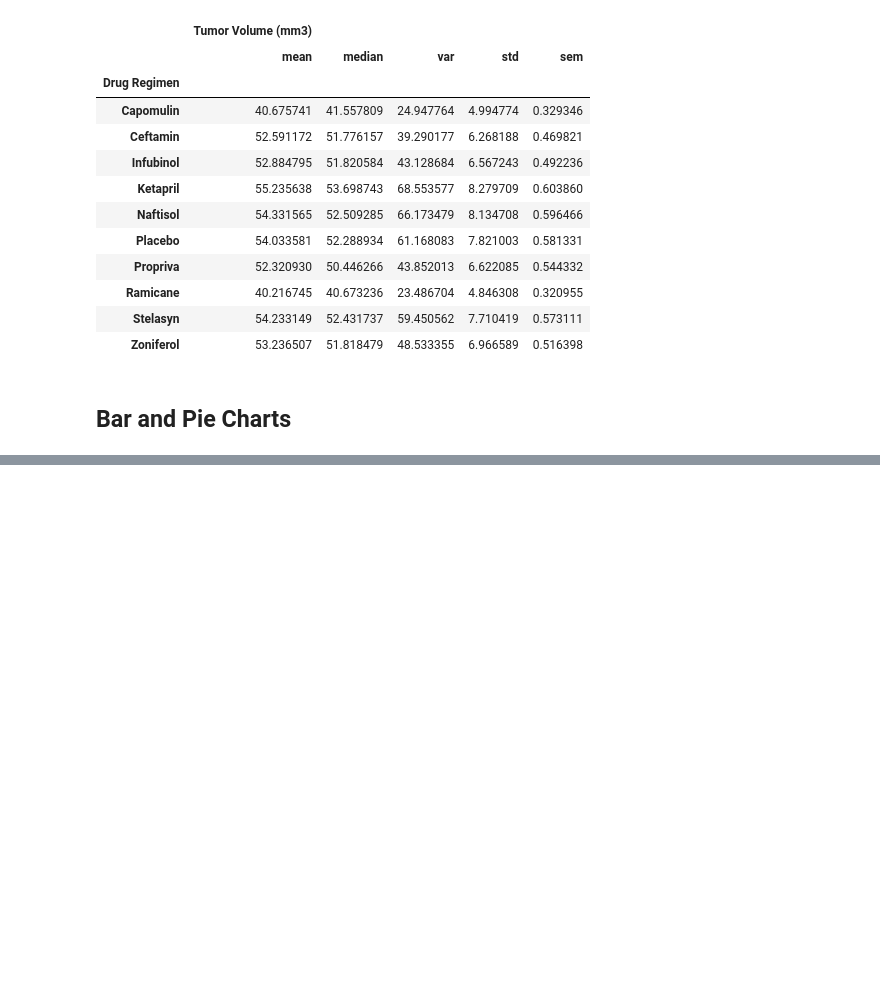
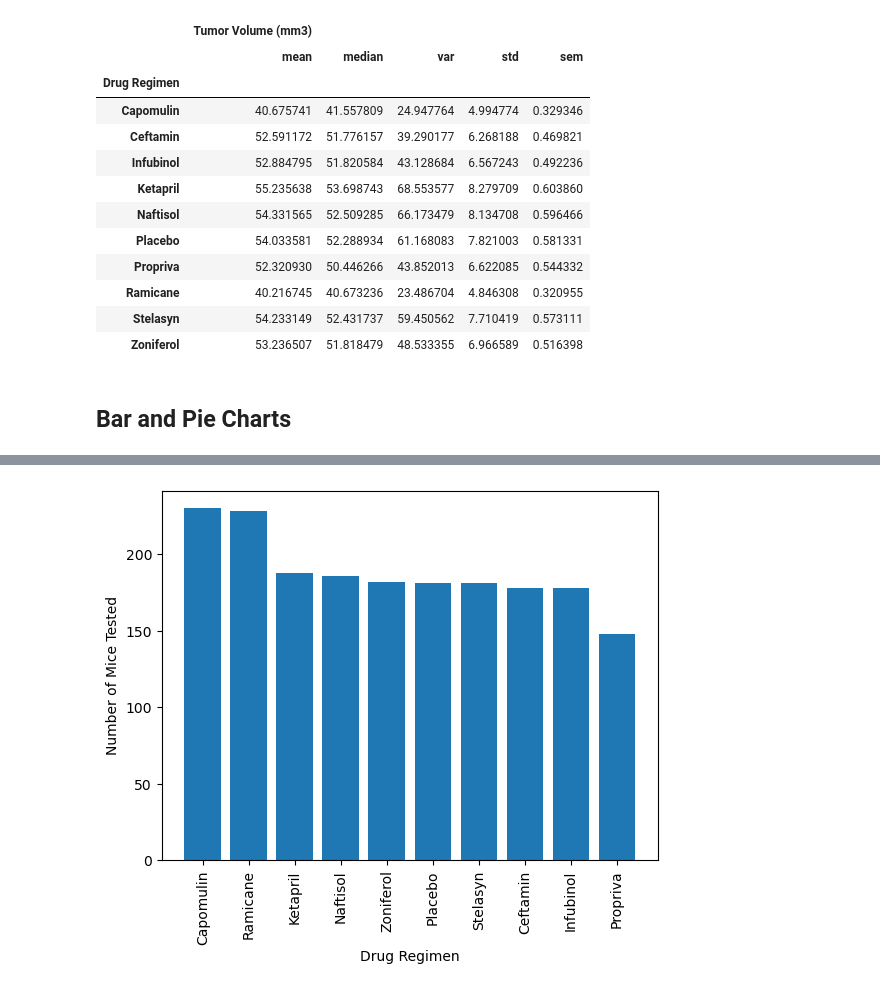
Before and after one commit to KevinMosweu/matplotlib-challenge, a Jupyter notebook: Pymaceuticals/Pymaceuticals.ipynb, the cells around one changed output, grey strips where cells are left out. Saved outputs shown, nothing was run; the diff lists cells and outputs as text; code cells hidden in the pictures; blank space fills up the shorter version.

```diff
--- a/Pymaceuticals/Pymaceuticals.ipynb
+++ b/Pymaceuticals/Pymaceuticals.ipynb
@@ -130,0 +140,20 @@ tumor_vol_stats2
+# %%
+# Generating a bar plot showing the total number of timepoints for all mice tested for each drug regimen using pyplot.
+# Creating sorted data frame from previous by drug regimen grouby object
+by_regimen_sorted = by_regimen.count().sort_values(by='Timepoint', ascending=False)
+
+# Setting up x axis and tick locations, setting positions of x labels and creating plot
+x_axis = np.arange(len(by_regimen_sorted))
+tick_locations = [x for x in x_axis]
+labels = list(by_regimen_sorted.index)
+plt.bar(x_axis, by_regimen_sorted['Timepoint'], alpha=1, align='center')
+plt.xticks(tick_locations, labels, rotation='vertical')
+
+# Adding axes labels
+plt.xlabel('Drug Regimen')
+plt.ylabel('Number of Mice Tested')
+
+# Displaying Graph
+plt.show()
+# %% [output]
+[figure, added]
```
Also changed, not shown: parts of 12 cells of this notebook.
